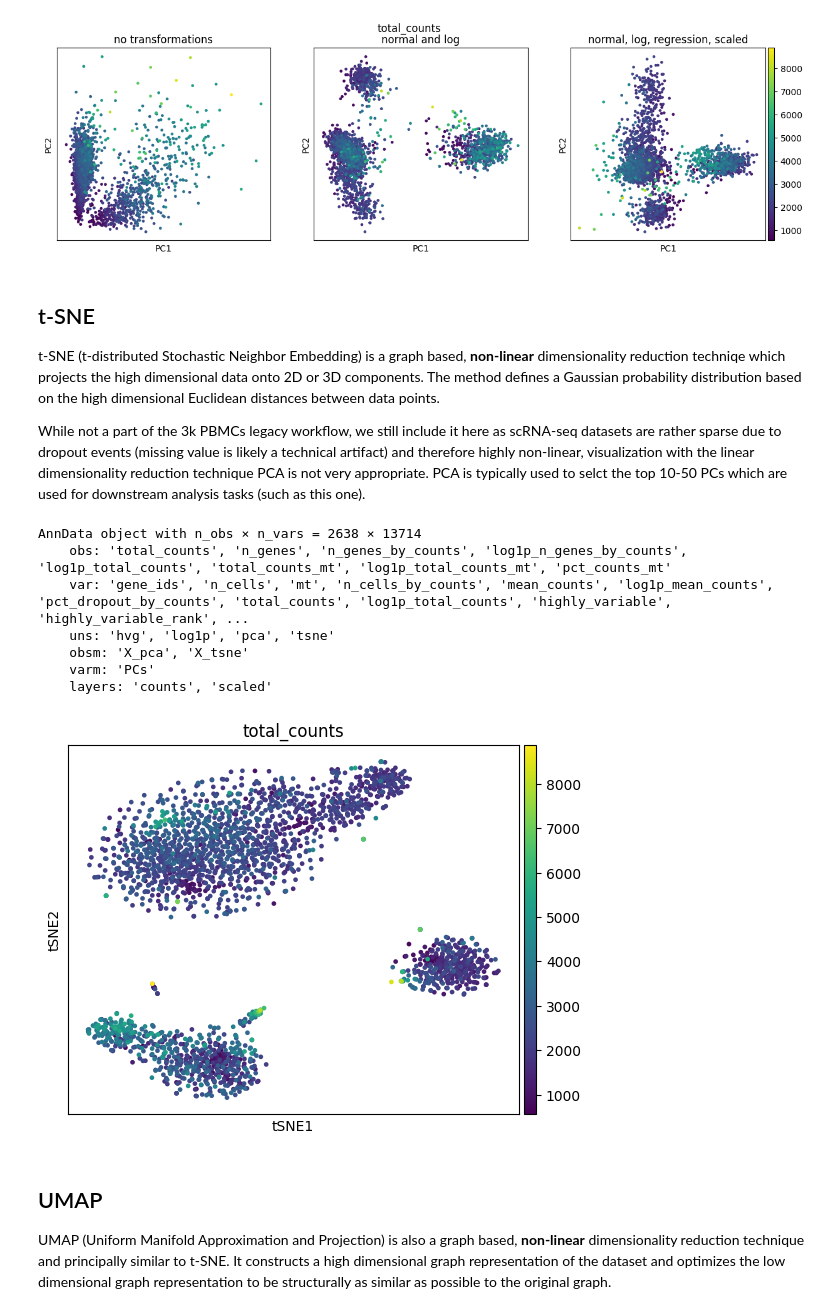
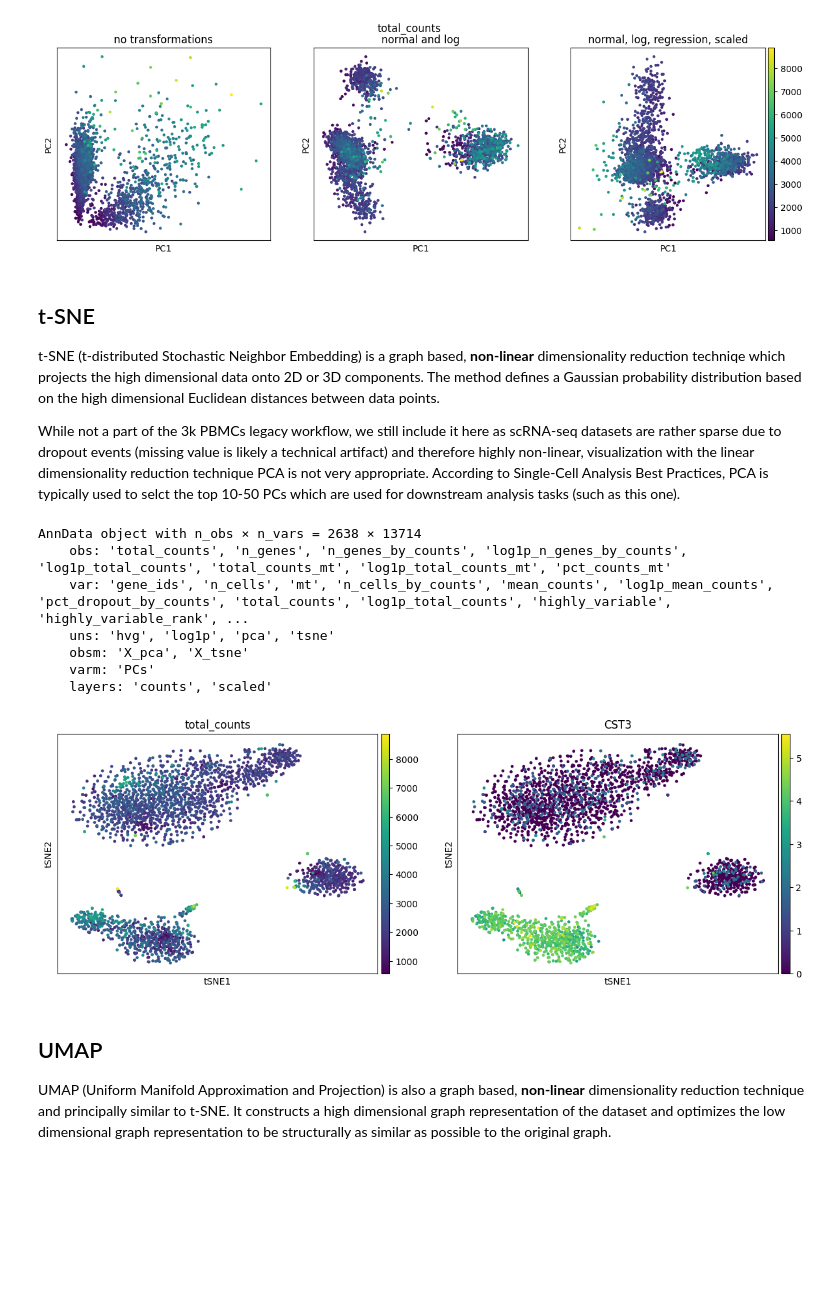
Before and after one commit to monicadavanzo/exploring-bioinformatics, a Jupyter notebook: pbmc3k-scanpy/notebooks/02_dimensionality_reduction.ipynb, the cells around one changed output. Drawn from its saved outputs; the diff is of its cells as text; code cells hidden in the pictures; blank space fills up the shorter version.

```diff
--- a/pbmc3k-scanpy/notebooks/02_dimensionality_reduction.ipynb
+++ b/pbmc3k-scanpy/notebooks/02_dimensionality_reduction.ipynb
@@ -72,20 +72,20 @@ plt.show()
 ## t-SNE
 t-SNE (t-distributed Stochastic Neighbor Embedding) is a graph based, **non-linear** dimensionality reduction techniqe which projects the high dimensional data onto 2D or 3D components. The method defines a Gaussian probability distribution based on the high dimensional Euclidean distances between data points.
 
-While not a part of the 3k PBMCs legacy workflow, we still include it here as scRNA-seq datasets are rather sparse due to dropout events (missing value is likely a technical artifact) and therefore highly non-linear, visualization with the linear dimensionality reduction technique PCA is not very appropriate. PCA is typically used to selct the top 10-50 PCs which are used for downstream analysis tasks (such as this one).
+While not a part of the 3k PBMCs legacy workflow, we still include it here as scRNA-seq datasets are rather sparse due to dropout events (missing value is likely a technical artifact) and therefore highly non-linear, visualization with the linear dimensionality reduction technique PCA is not very appropriate. According to Single-Cell Analysis Best Practices, PCA is typically used to selct the top 10-50 PCs which are used for downstream analysis tasks (such as this one).
 # %%
 sc.tl.tsne(adata,use_rep='X_pca')
 print(adata)
-sc.pl.tsne(adata, color = 'total_counts')
+sc.pl.tsne(adata, color = ['total_counts', 'CST3'])
 # %% [output]
 AnnData object with n_obs × n_vars = 2638 × 13714
     obs: 'total_counts', 'n_genes', 'n_genes_by_counts', 'log1p_n_genes_by_counts', 'log1p_total_counts', 'total_counts_mt', 'log1p_total_counts_mt', 'pct_counts_mt'
     var: 'gene_ids', 'n_cells', 'mt', 'n_cells_by_counts', 'mean_counts', 'log1p_mean_counts', 'pct_dropout_by_counts', 'total_counts', 'log1p_total_counts', 'highly_variable', 'highly_variable_rank', ...
     uns: 'hvg', 'log1p', 'pca', 'tsne'
     obsm: 'X_pca', 'X_tsne'
     varm: 'PCs'
     layers: 'counts', 'scaled'
-[figure, old version]
+[figure, new version]
 # %% [markdown]
 ## UMAP
 UMAP (Uniform Manifold Approximation and Projection) is also a graph based, **non-linear** dimensionality reduction technique and principally similar to t-SNE. It constructs a high dimensional graph representation of the dataset and optimizes the low dimensional graph representation to be structurally as similar as possible to the original graph.
```
Also changed, not shown: parts of 4 cells of this notebook, 1 other file.
